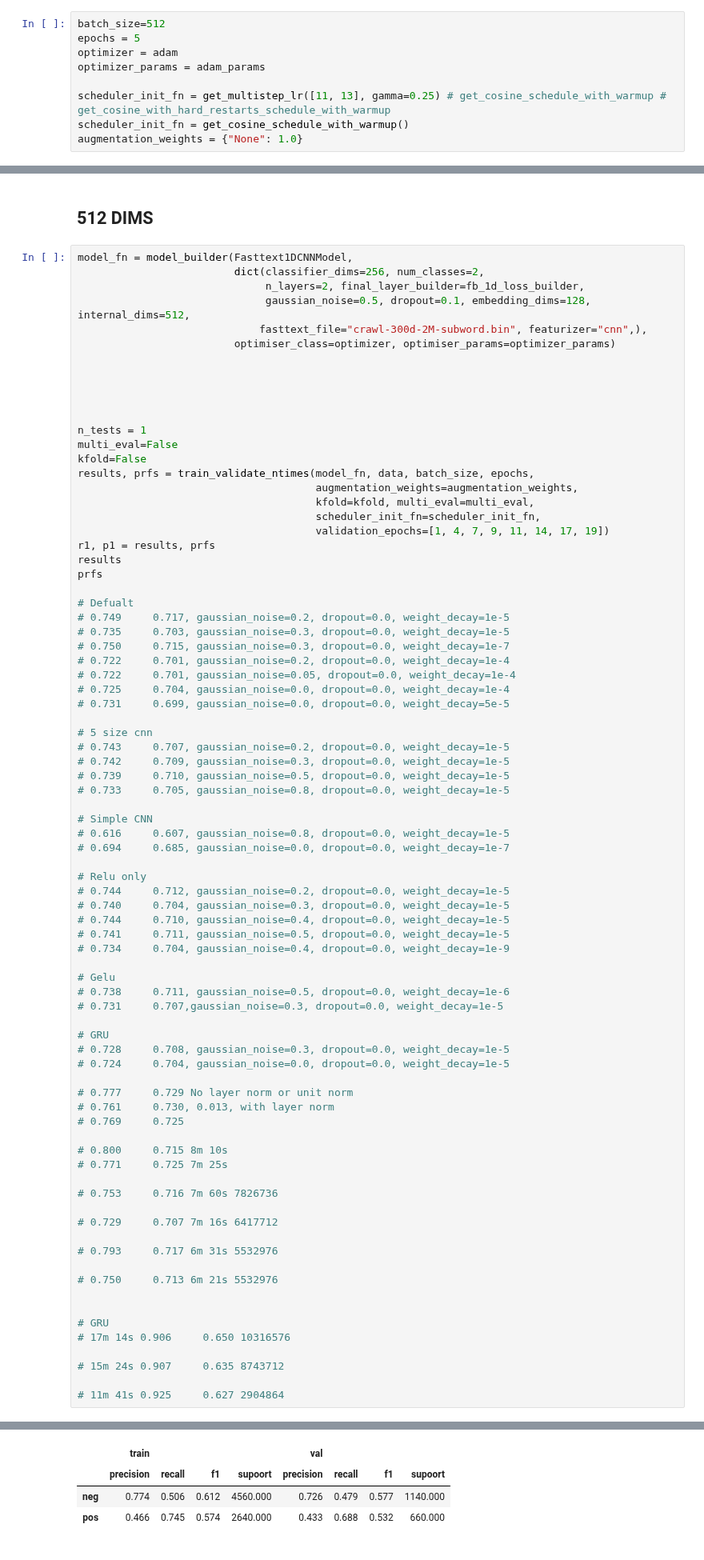
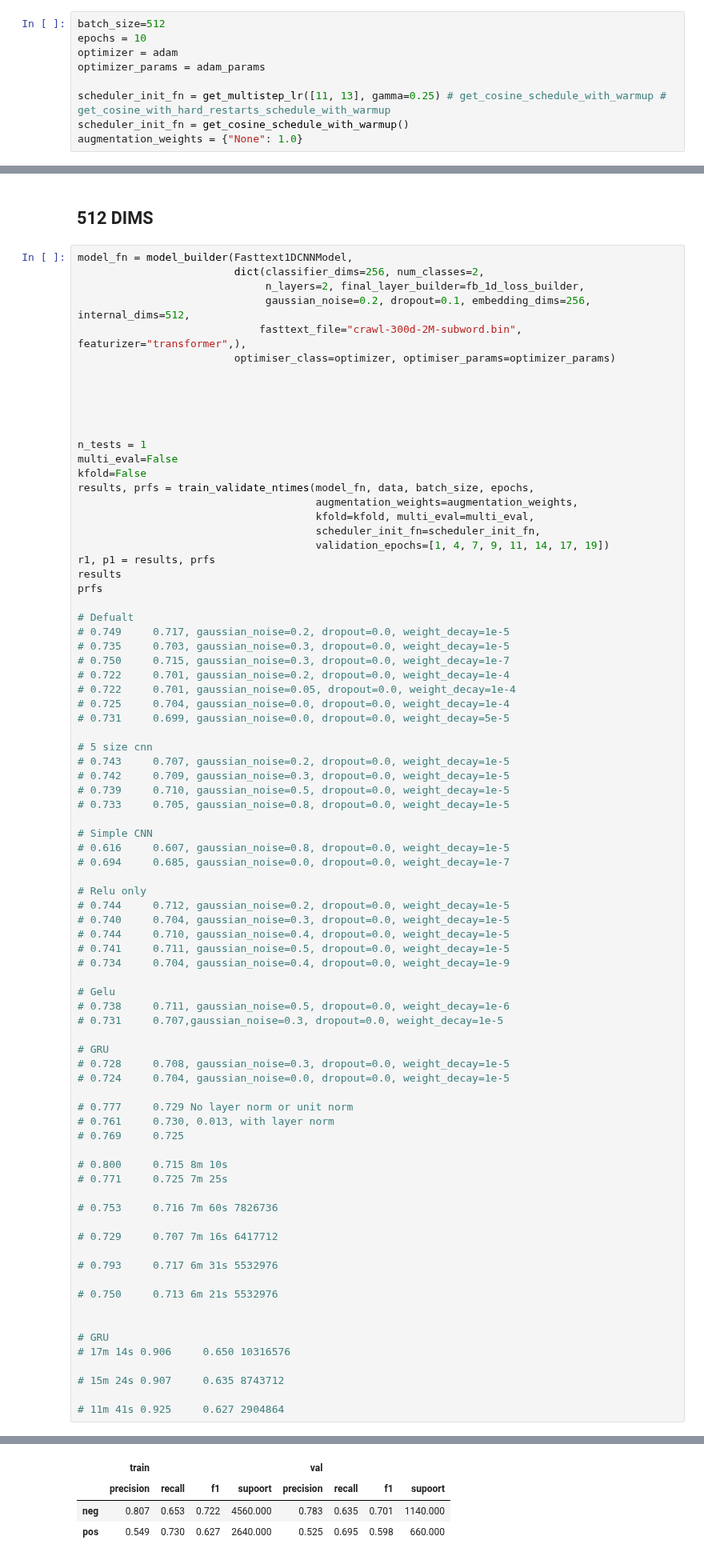
Before and after one commit to faizanahemad/facebook-hateful-memes, a Jupyter notebook: notebooks/Fasttext1DCNN.ipynb, the cells around one changed output, grey strips where cells are left out. Shown at 80% size. Saved outputs shown, nothing was run; the diff lists cells and outputs as text.

```diff
--- a/notebooks/Fasttext1DCNN.ipynb
+++ b/notebooks/Fasttext1DCNN.ipynb
@@ -110,7 +111,7 @@ yogi_params = dict(lr= 1e-2,
     weight_decay=0)
 # %%
 batch_size=512
-epochs = 5
+epochs = 10
 optimizer = adam
 optimizer_params = adam_params
 
@@ -125,8 +126,8 @@ augmentation_weights = {"None": 1.0}
 model_fn = model_builder(Fasttext1DCNNModel,
                          dict(classifier_dims=256, num_classes=2,
                               n_layers=2, final_layer_builder=fb_1d_loss_builder,
-                              gaussian_noise=0.5, dropout=0.1, embedding_dims=128, internal_dims=512,
-                             fasttext_file="crawl-300d-2M-subword.bin", featurizer="cnn",),
+                              gaussian_noise=0.2, dropout=0.1, embedding_dims=256, internal_dims=512,
+                             fasttext_file="crawl-300d-2M-subword.bin", featurizer="transformer",),
                          optimiser_class=optimizer, optimiser_params=optimizer_params)
 
 
@@ -227,10 +228,10 @@ Epoch =  5 Loss = 0.662737 LR = 0.00000000
 | std | map | 0.000 | 0.000 |
 |  | accuracy | 0.000 | 0.000 |
 |  | auc | 0.000 | 0.000 |
 |  | train |  |  |  | val |  |  |  |
 |  | precision | recall | f1 | supoort | precision | recall | f1 | supoort |
-| neg | 0.774 | 0.506 | 0.612 | 4560.000 | 0.726 | 0.479 | 0.577 | 1140.000 |
-| pos | 0.466 | 0.745 | 0.574 | 2640.000 | 0.433 | 0.688 | 0.532 | 660.000 |
+| neg | 0.807 | 0.653 | 0.722 | 4560.000 | 0.783 | 0.635 | 0.701 | 1140.000 |
+| pos | 0.549 | 0.730 | 0.627 | 2640.000 | 0.525 | 0.695 | 0.598 | 660.000 |
 # %% [markdown]
 # Predict
 # %%
```
Also changed, not shown: parts of 3 cells of this notebook, 4 other files.
